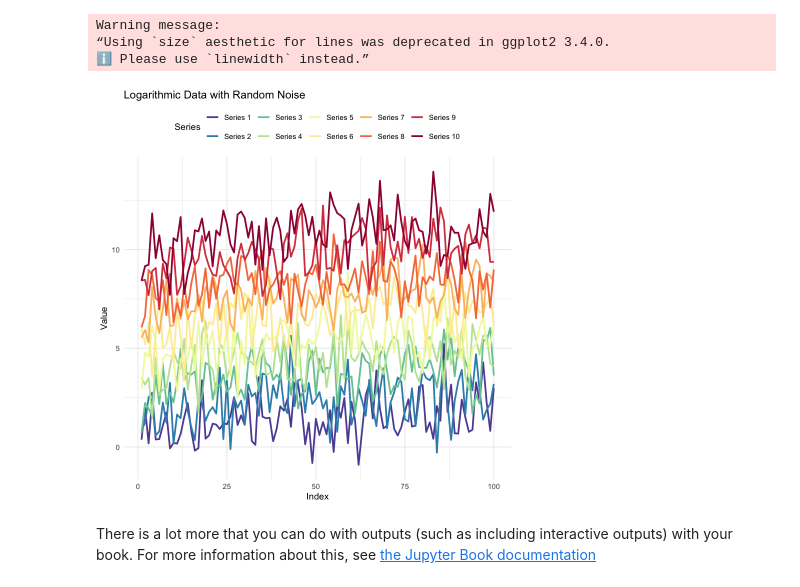
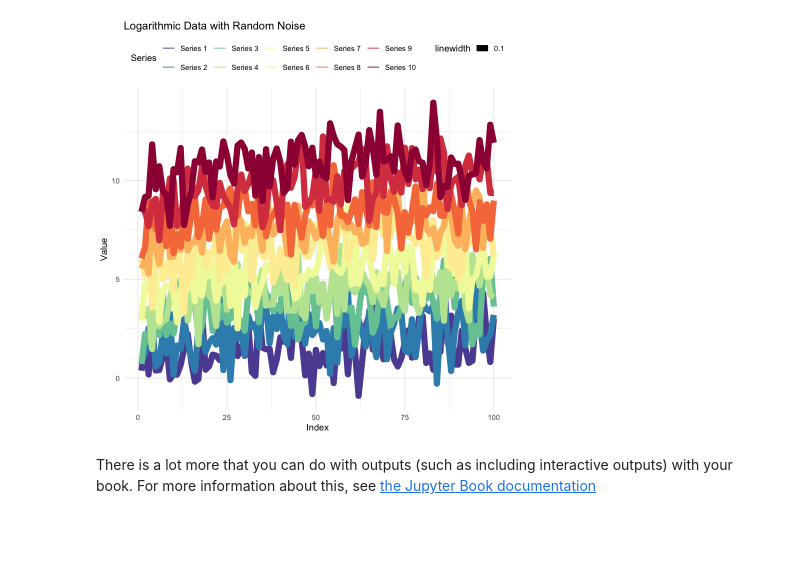
Before and after one commit to abikesa/scripts, a Jupyter notebook: _build/jupyter_execute/chapter2.ipynb, the cells around one changed output. Cells and saved outputs as stored; diff of their text form; code cells hidden in the pictures; blank space fills up the shorter version.

Commit message:
updated R code, suppressing warnings. also.. new/setup_myenv.sh!!!

```diff
--- a/_build/jupyter_execute/chapter2.ipynb
+++ b/_build/jupyter_execute/chapter2.ipynb
@@ -9,51 +9,52 @@ GPT-4o assisted translation of Python code from previous chapter
 setwd("~/documents/athena/multilingual/")
 
 # Install necessary packages if not already installed
-if (!requireNamespace("ggplot2", quietly = TRUE)) install.packages("ggplot2")
-if (!requireNamespace("RColorBrewer", quietly = TRUE)) install.packages("RColorBrewer")
-if (!requireNamespace("reshape2", quietly = TRUE)) install.packages("reshape2")
+suppressWarnings({
+  if (!requireNamespace("ggplot2", quietly = TRUE)) install.packages("ggplot2")
+  if (!requireNamespace("RColorBrewer", quietly = TRUE)) install.packages("RColorBrewer")
+  if (!requireNamespace("reshape2", quietly = TRUE)) install.packages("reshape2")
+})
 
 # Load necessary libraries
-library(ggplot2)
-library(RColorBrewer)
-library(reshape2)
+suppressWarnings({
+  library(ggplot2)
+  library(RColorBrewer)
+  library(reshape2)
+})
 
 # Set seed for reproducibility
 set.seed(19680801)
 
 # Generate data
 N <- 10
 data <- sapply(0:(N-1), function(ii) log10(seq(1, 100, length.out = 100)) + rnorm(100) + ii)
 
 # Convert data to a data frame for ggplot2
 df <- as.data.frame(data)
 df$index <- 1:100
-df_long <- melt(df, id.vars = "index")
+df_long <- suppressWarnings(melt(df, id.vars = "index"))
 
 # Create a custom color palette
 colors <- colorRampPalette(rev(brewer.pal(11, "Spectral")))(N)
 
 # Plot the data
-p <- ggplot(df_long, aes(x = index, y = value, color = factor(variable))) +
-  geom_line(size = 1) +
+p <- suppressWarnings(ggplot(df_long, aes(x = index, y = value, color = factor(variable))) +
+  geom_line(aes(linewidth = 0.1)) +
   scale_color_manual(values = colors, name = "Series",
                      labels = paste0("Series ", 1:N)) +
   theme_minimal() +
   theme(legend.position = "top") +
   labs(title = "Logarithmic Data with Random Noise",
        x = "Index",
-       y = "Value")
+       y = "Value"))
 
 # Display the plot
-print(p)
+suppressWarnings(print(p))
 
 # Save the plot with a wider aspect ratio
-ggsave("r.png", plot = p, width = 10, height = 5)
+suppressWarnings(ggsave("r.png", plot = p, width = 20, height = 10))
 # %% [output]
-Warning message:
-“Using `size` aesthetic for lines was deprecated in ggplot2 3.4.0.
-ℹ Please use `linewidth` instead.”
-[figure, old version]
+[figure, new version]
 # %% [markdown]
 There is a lot more that you can do with outputs (such as including interactive outputs)
 with your book. For more information about this, see [the Jupyter Book documentation](https://jupyterbook.org)
```
Also changed, not shown: 17 other files.
